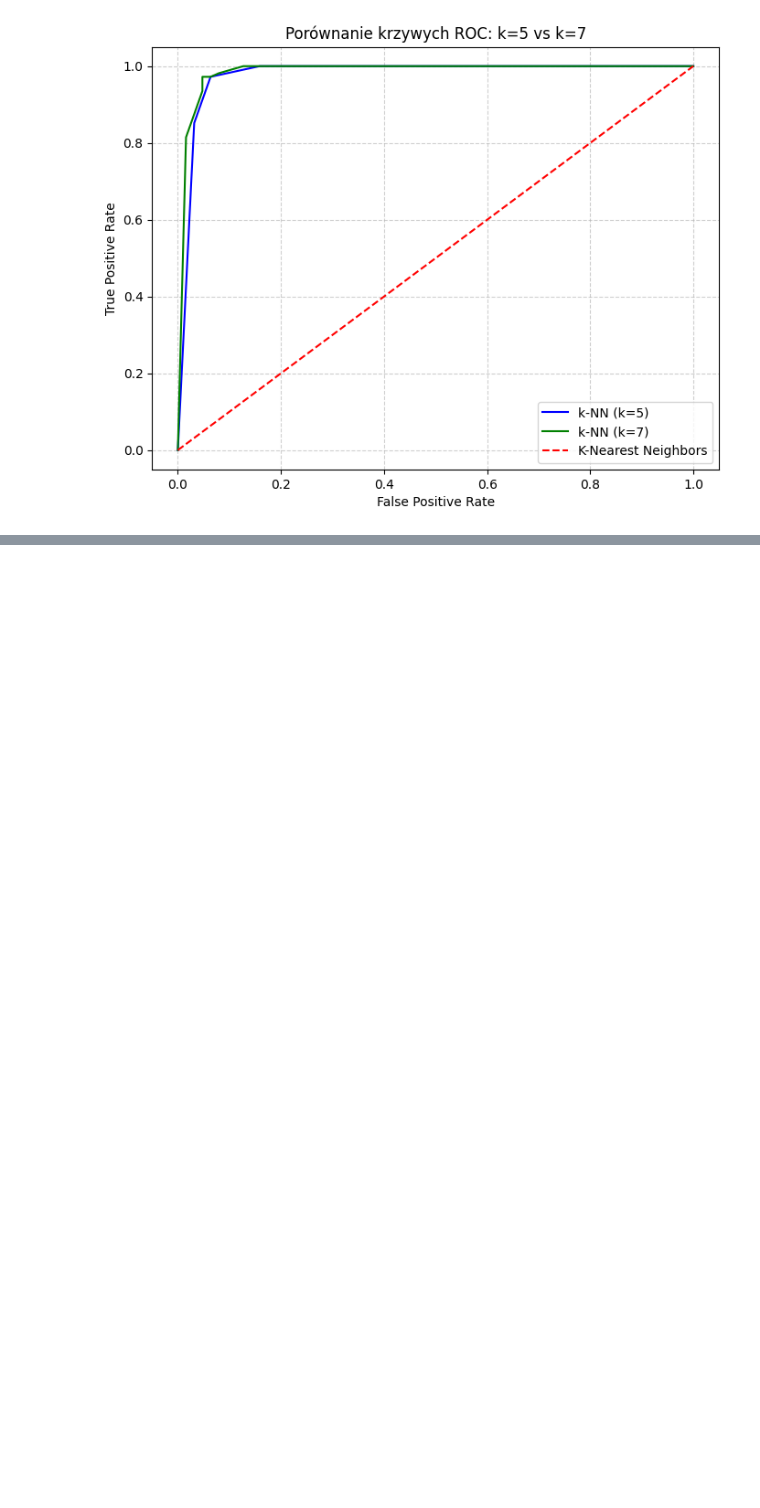
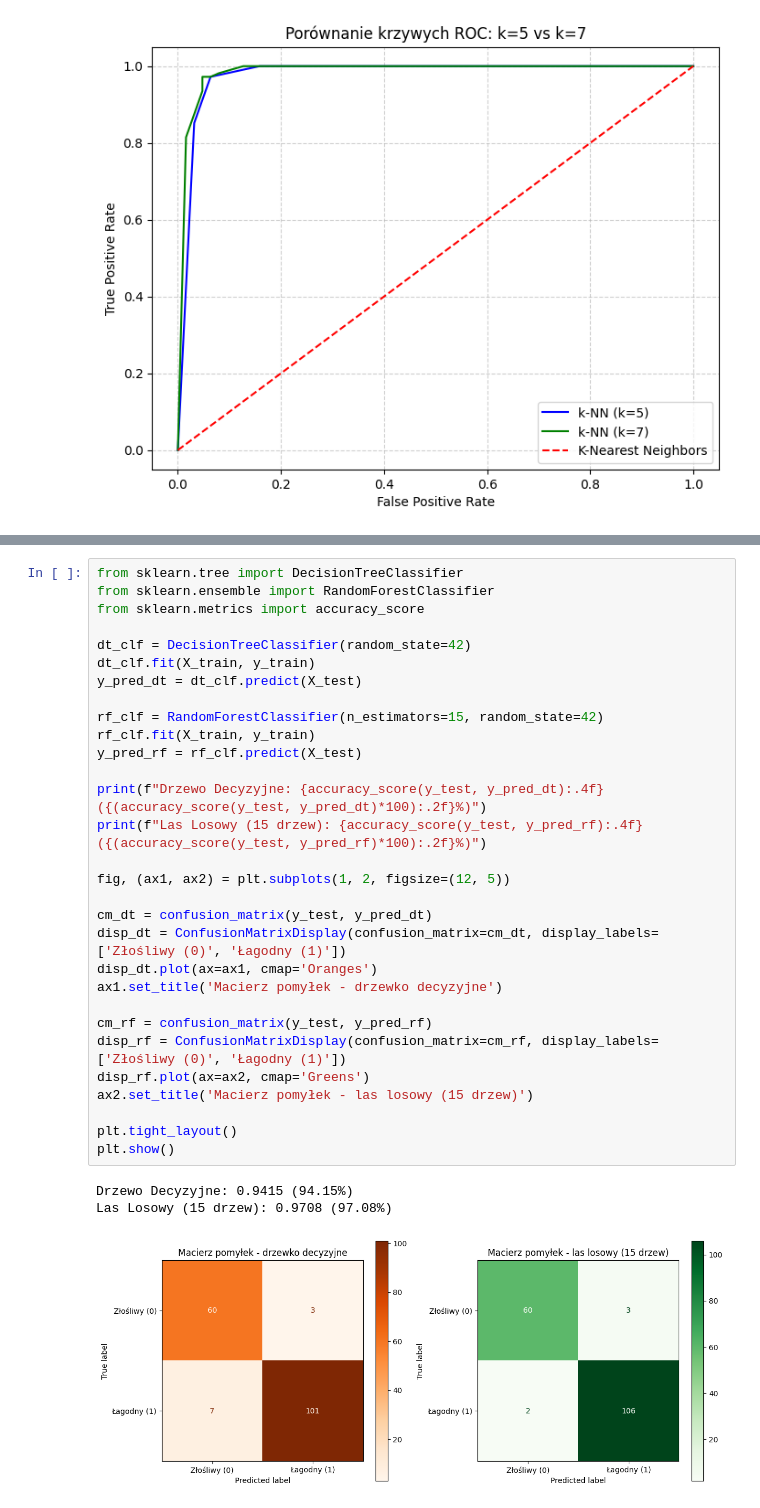
Before and after one commit to werru-7/PUMP4.0_lecture01, a Jupyter notebook: zadPMU1304_2704.ipynb, the cells around one changed output, grey strips where cells are left out. Cells and saved outputs as stored; diff of their text form; blank space fills up the shorter version.

```diff
--- a/zadPMU1304_2704.ipynb
+++ b/zadPMU1304_2704.ipynb
@@ -210,3 +200,37 @@ plt.grid(True, linestyle='--', alpha=0.6)
 plt.show()
 # %% [output]
 [figure]
+# %%
+from sklearn.tree import DecisionTreeClassifier
+from sklearn.ensemble import RandomForestClassifier
+from sklearn.metrics import accuracy_score
+
+dt_clf = DecisionTreeClassifier(random_state=42)
+dt_clf.fit(X_train, y_train)
+y_pred_dt = dt_clf.predict(X_test)
+
+rf_clf = RandomForestClassifier(n_estimators=15, random_state=42)
+rf_clf.fit(X_train, y_train)
+y_pred_rf = rf_clf.predict(X_test)
+
+print(f"Drzewo Decyzyjne: {accuracy_score(y_test, y_pred_dt):.4f} ({(accuracy_score(y_test, y_pred_dt)*100):.2f}%)")
+print(f"Las Losowy (15 drzew): {accuracy_score(y_test, y_pred_rf):.4f} ({(accuracy_score(y_test, y_pred_rf)*100):.2f}%)")
+
+fig, (ax1, ax2) = plt.subplots(1, 2, figsize=(12, 5))
+
+cm_dt = confusion_matrix(y_test, y_pred_dt)
+disp_dt = ConfusionMatrixDisplay(confusion_matrix=cm_dt, display_labels=['Złośliwy (0)', 'Łagodny (1)'])
+disp_dt.plot(ax=ax1, cmap='Oranges')
+ax1.set_title('Macierz pomyłek - drzewko decyzyjne')
+
+cm_rf = confusion_matrix(y_test, y_pred_rf)
+disp_rf = ConfusionMatrixDisplay(confusion_matrix=cm_rf, display_labels=['Złośliwy (0)', 'Łagodny (1)'])
+disp_rf.plot(ax=ax2, cmap='Greens')
+ax2.set_title('Macierz pomyłek - las losowy (15 drzew)')
+
+plt.tight_layout()
+plt.show()
+# %% [output]
+Drzewo Decyzyjne: 0.9415 (94.15%)
+Las Losowy (15 drzew): 0.9708 (97.08%)
+[figure, added]
```
Also changed, not shown: parts of 6 cells of this notebook.
